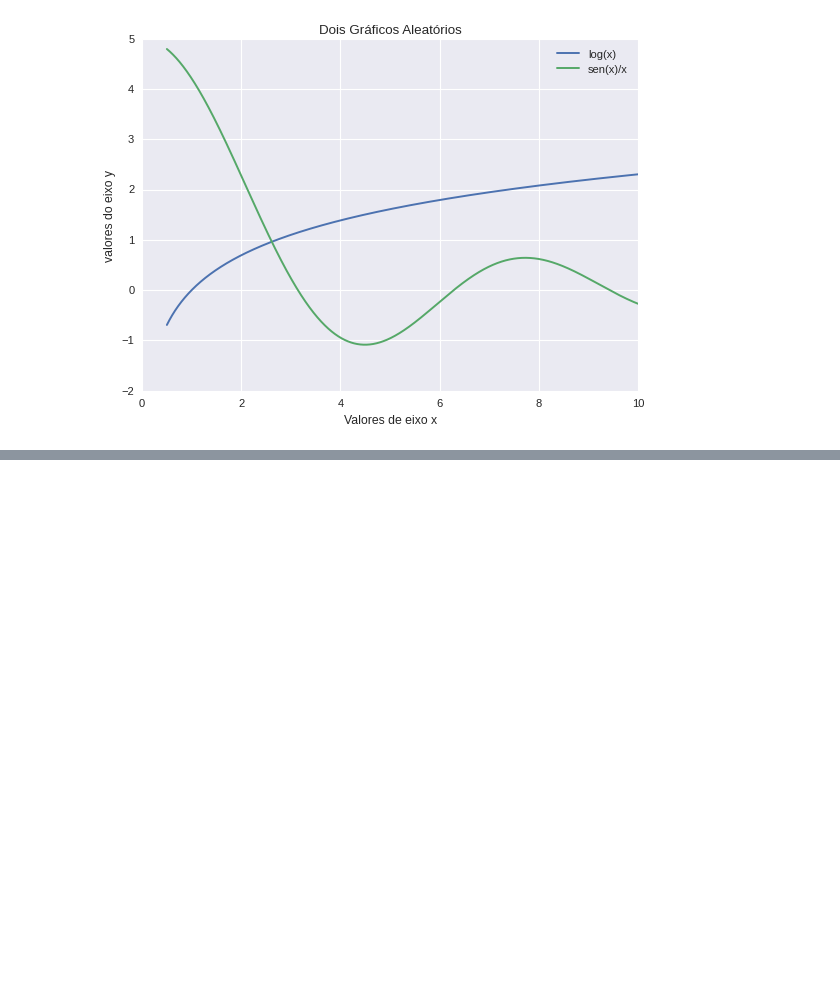
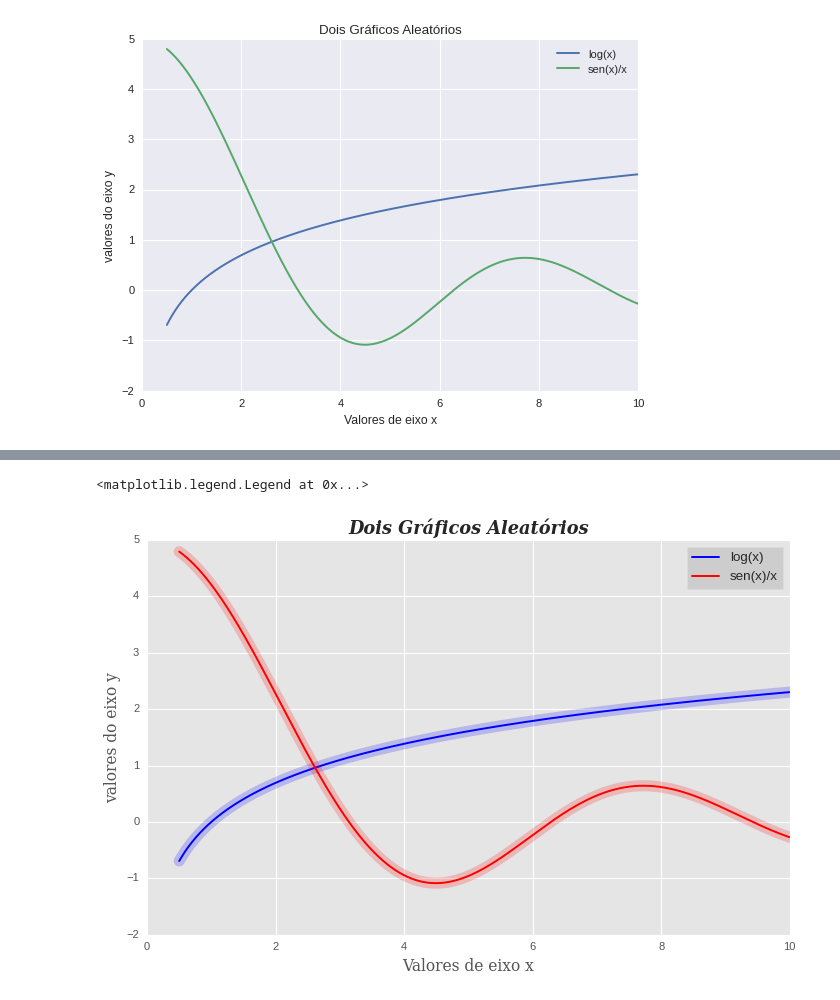
Before and after one commit to alinenog/Data_Science, a Jupyter notebook: Graficos.ipynb, the cells around one changed output, grey strips where cells are left out. Cells and saved outputs as stored; diff of their text form; code cells hidden in the pictures; blank space fills up the shorter version.

```diff
--- a/Graficos.ipynb
+++ b/Graficos.ipynb
@@ -82,0 +113,32 @@ plt.legend()
+# %%
+#Algumas formatações de gráfico
+x = np.arange(0.5,10, 0.001)
+
+y1 = np.log(x)
+y2 = 5 * np.sin(x) / x
+
+#Escolhe o modelo do gráfico
+plt.style.use('ggplot')
+
+#Auterar as dimensões do grafico
+plt.figure(figsize=(9,6))
+
+plt.title('Dois Gráficos Aleatórios', fontsize=16, fontweight='bold',fontstyle = 'italic', fontfamily='serif')
+plt.xlabel('Valores de eixo x', fontsize=14, fontfamily='serif')
+plt.ylabel('valores do eixo y',fontsize=14, fontfamily='serif')
+
+#Da um espaçamento mehor
+plt.tight_layout()
+
+#definindo a cor das linhas / alpha:transparência
+plt.plot(x, y1, label = 'log(x)', color='blue')
+plt.plot(x, y1, color='blue', linewidth=10, alpha=0.2)
+
+plt.plot(x, y2, label = 'sen(x)/x',color='red')
+plt.plot(x, y2, color='red', linewidth=10, alpha=0.2)
+
+#frameon: gera um back groud na legenda,framealpha: opcacidade, facecolor: e a cor do fundo
+plt.legend(fontsize=12, frameon = True, framealpha= 0.1,facecolor='black')
+# %% [output]
+<matplotlib.legend.Legend at 0x...>
+[figure, added]
```
Also changed, not shown: parts of 2 cells of this notebook.
